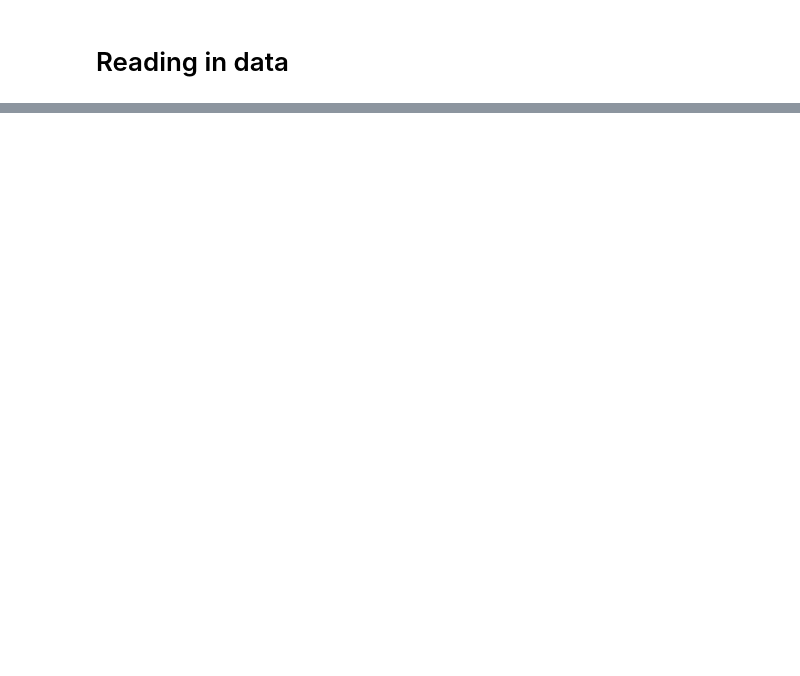
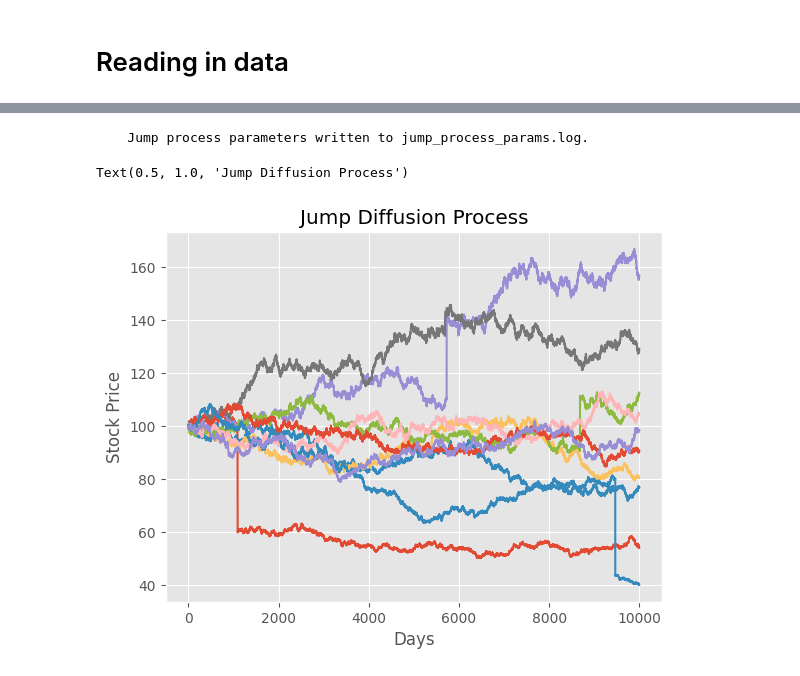
Before and after one commit to antho-w/Mini_Project, a Jupyter notebook: jump_process.ipynb, the cells around one changed output, grey strips where cells are left out. Saved outputs shown, nothing was run; the diff lists cells and outputs as text; code cells hidden in the pictures; blank space fills up the shorter version.

Commit message:
jump process params

```diff
--- a/jump_process.ipynb
+++ b/jump_process.ipynb
@@ -52,0 +100,3 @@ options_data.head()
+# %%
+options_data = prices_df_long.merge(rfr_data, left_on='date', right_index=True, how='left')
+options_data.head()
@@ -161,0 +247,49 @@ TypeError: keys must be str, int, float, bool or None, not tuple
+# %%
+import json
+with open("jump_process_params.log", "w") as f:
+    json.dump(jump_params, f, indent=4, default=str)
+print("    Jump process parameters written to jump_process_params.log.")
+# Write jump_params as a log to jump_process_params.log
+# %% [output]
+    Jump process parameters written to jump_process_params.log.
+# %%
+import matplotlib.pyplot as plt
+plt.style.use('ggplot')
+import numpy as np
+
+def merton_jump_paths(S_array, T, r, sigma,  lam, m, v, steps, Npaths):
+    # Validate inputs
+    if steps <= 0:
+        raise ValueError(f"steps must be positive, got {steps}")
+    if T <= 0:
+        raise ValueError(f"T must be positive, got {T}")
+
+    # Convert S_array to numpy array and validate shape
+    S_array = np.asarray(S_array)
+    if S_array.ndim != 1:
+        raise ValueError(f"S_array must be 1D, got shape {S_array.shape}")
+    if len(S_array) != Npaths:
+        raise ValueError(f"S_array length ({len(S_array)}) must match Npaths ({Npaths})")
+
+    size=(steps,Npaths)
+    dt = T/steps
+
+    # Cap lam*dt to prevent Poisson overflow (NumPy Poisson has practical limit around 1e6)
+    # Use a reasonable cap of 1000
+    lam_dt = lam * dt
+    if lam_dt > 1000:
+        print(f"Warning: lam*dt={lam_dt:.2f} is too large, capping to 1000")
+        lam_dt = 1000
+
+    poi_rv = np.multiply(np.random.poisson(lam_dt, size=size),
+                         np.random.normal(m, v, size=size)).cumsum(axis=0)
+    geo = np.cumsum(((r -  sigma**2/2 -lam*(m  + v**2*0.5))*dt +\
+                      sigma*np.sqrt(dt) * \
+                      np.random.normal(size=size)), axis=0)
+
+    # Broadcast S_array to match the shape of exp(geo+poi_rv) which is (steps, Npaths)
+    # S_array has shape (Npaths,), so we need to add a new axis to broadcast correctly
+    return np.exp(geo+poi_rv) * S_array[np.newaxis, :]
+# %% [output]
+Text(0.5, 1.0, 'Jump Diffusion Process')
+[figure, added]
```
Also changed, not shown: parts of 13 cells of this notebook, 9 other files.
